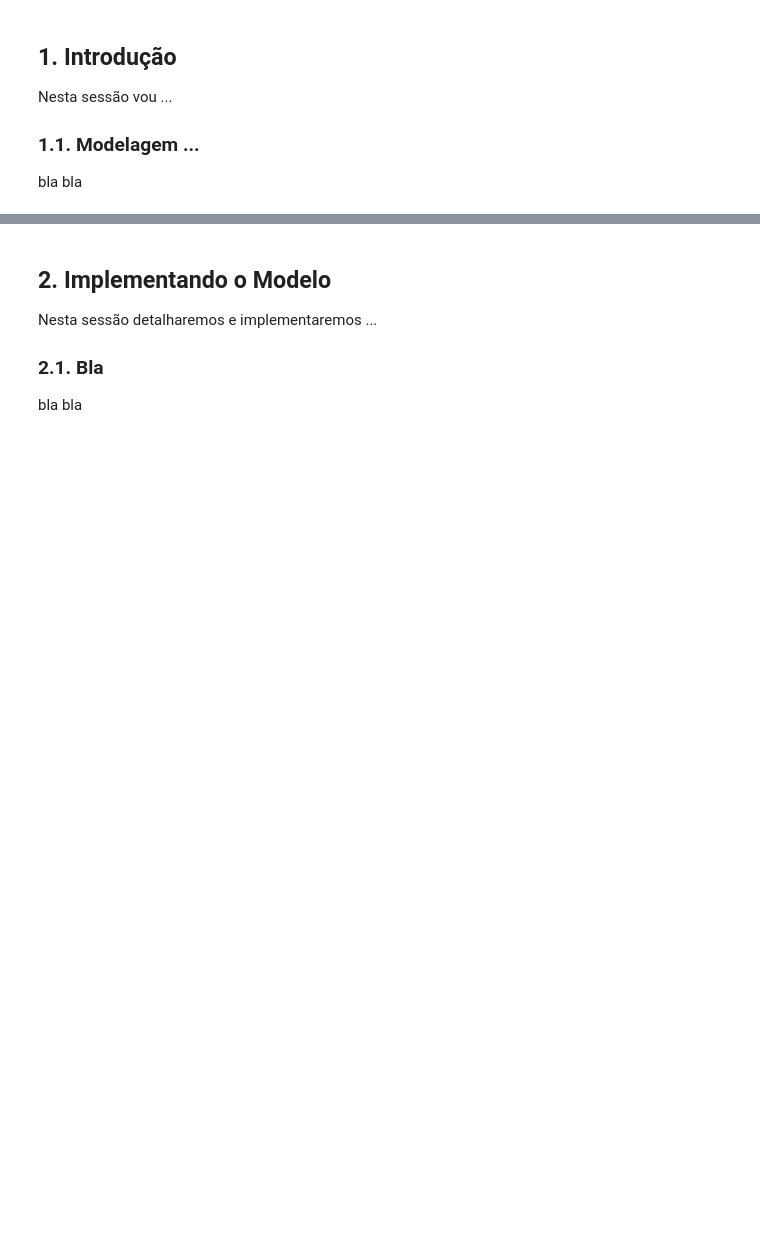
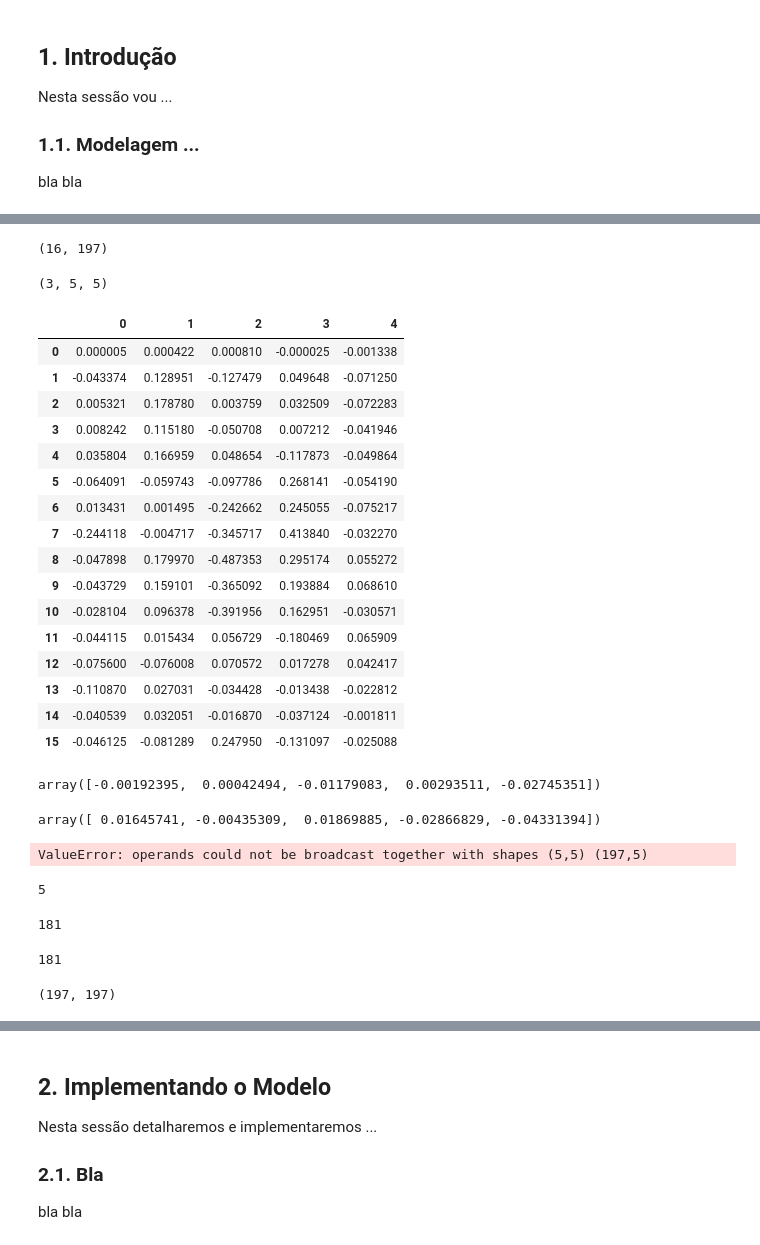
Before and after one commit to ucaiado/VectorAutoregression_Model, a Jupyter notebook: report.ipynb, the cells around one changed output, grey strips where cells are left out. Cells and saved outputs as stored; diff of their text form; code cells hidden in the pictures; blank space fills up the shorter version.

Commit message:
test: test B. There is something wrong in the shape

```diff
--- a/report.ipynb
+++ b/report.ipynb
@@ -81,0 +88,36 @@ params.shape
+# %%
+self.na_Z.shape
+# %% [output]
+(16, 197)
+# %%
+self.na_A.shape
+# %% [output]
+(3, 5, 5)
+# %%
+pd.DataFrame(np.vstack([self.na_v, self.na_A.reshape((1, 15, 5))[0]]))
+# %% [output]
+|  | 0 | 1 | 2 | 3 | 4 |
+| 0 | 0.000005 | 0.000422 | 0.000810 | -0.000025 | -0.001338 |
+| 1 | -0.043374 | 0.128951 | -0.127479 | 0.049648 | -0.071250 |
+| 2 | 0.005321 | 0.178780 | 0.003759 | 0.032509 | -0.072283 |
+| 3 | 0.008242 | 0.115180 | -0.050708 | 0.007212 | -0.041946 |
+| 4 | 0.035804 | 0.166959 | 0.048654 | -0.117873 | -0.049864 |
+| 5 | -0.064091 | -0.059743 | -0.097786 | 0.268141 | -0.054190 |
+| 6 | 0.013431 | 0.001495 | -0.242662 | 0.245055 | -0.075217 |
+| 7 | -0.244118 | -0.004717 | -0.345717 | 0.413840 | -0.032270 |
+| 8 | -0.047898 | 0.179970 | -0.487353 | 0.295174 | 0.055272 |
+| 9 | -0.043729 | 0.159101 | -0.365092 | 0.193884 | 0.068610 |
+| 10 | -0.028104 | 0.096378 | -0.391956 | 0.162951 | -0.030571 |
+| 11 | -0.044115 | 0.015434 | 0.056729 | -0.180469 | 0.065909 |
+| 12 | -0.075600 | -0.076008 | 0.070572 | 0.017278 | 0.042417 |
+| 13 | -0.110870 | 0.027031 | -0.034428 | -0.013438 | -0.022812 |
+| 14 | -0.040539 | 0.032051 | -0.016870 | -0.037124 | -0.001811 |
+| 15 | -0.046125 | -0.081289 | 0.247950 | -0.131097 | -0.025088 |
+# %%
+results.resid.values[0]
+# %% [output]
+array([-0.00192395,  0.00042494, -0.01179083,  0.00293511, -0.02745351])
+# %%
+self.na_U.T[0]
+# %% [output]
+array([ 0.01645741, -0.00435309,  0.01869885, -0.02866829, -0.04331394])
@@ -81,0 +126,5 @@ params.shape
+# %%
+
+self.na_Sigma - results.
+# %% [output]
+ValueError: operands could not be broadcast together with shapes (5,5) (197,5)
@@ -81,0 +140,4 @@ params.shape
+# %%
+model.neqs
+# %% [output]
+5
@@ -81,0 +146,12 @@ params.shape
+# %%
+df_resid
+# %% [output]
+181
+# %%
+197 -5*3 -1
+# %% [output]
+181
+# %%
+np.dot(self.na_U.T, self.na_U).shape
+# %% [output]
+(197, 197)
```
Also changed, not shown: parts of 70 cells of this notebook, 2 other files.
